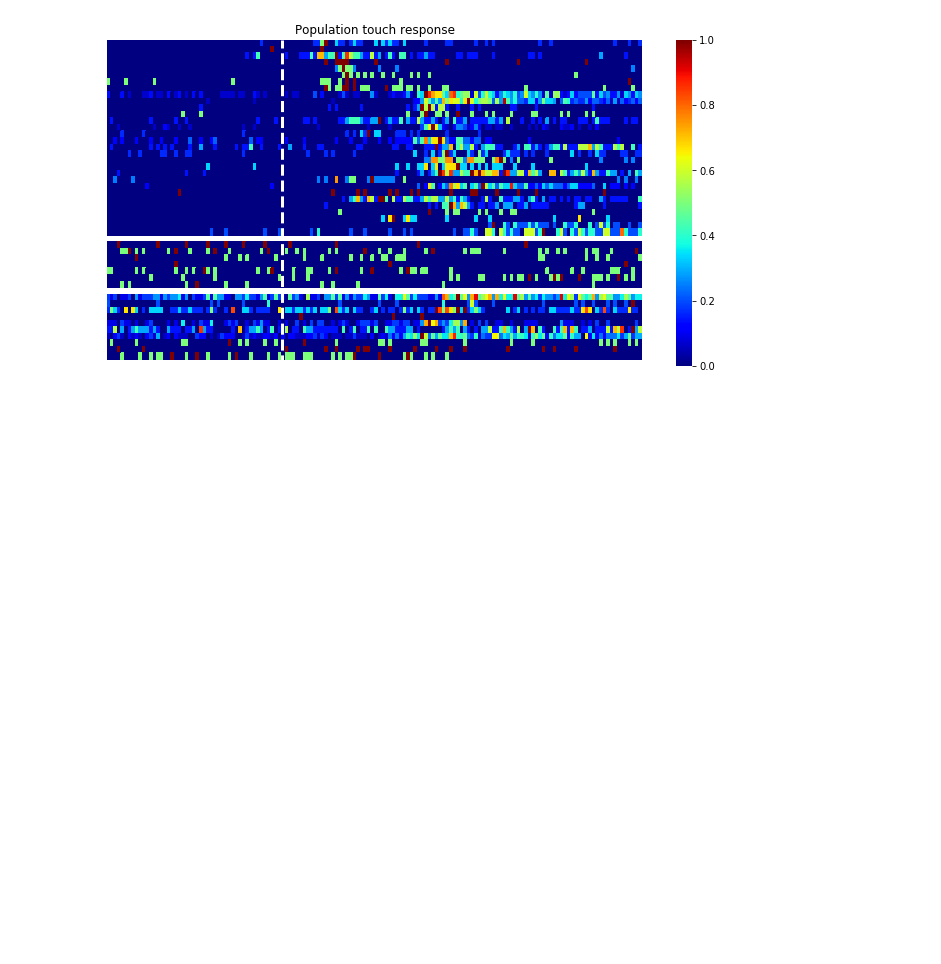
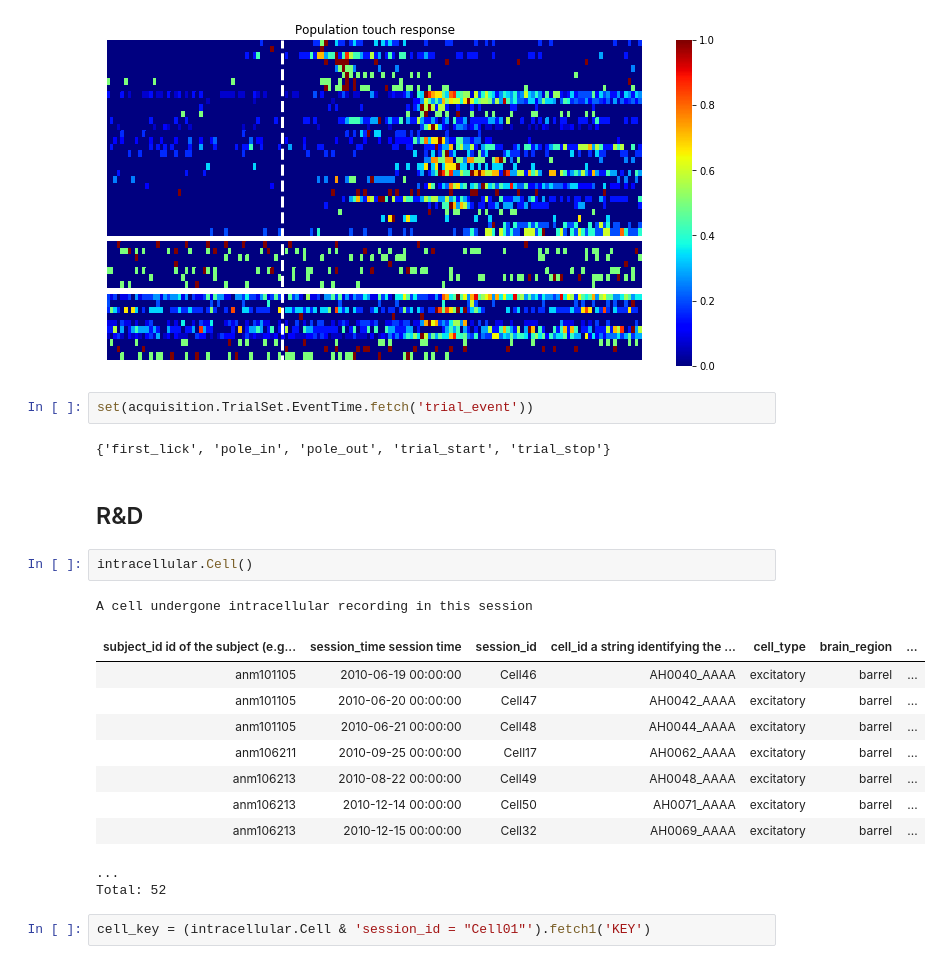
Before and after one commit to vathes/Hires-Gutnisky-2015, a Jupyter notebook: Notebooks/Hires-Gutnisky-2015 Example.ipynb, the cells around one changed output. Drawn from its saved outputs; the diff is of its cells as text; blank space fills up the shorter version.

```diff
--- a/Notebooks/Hires-Gutnisky-2015 Example.ipynb
+++ b/Notebooks/Hires-Gutnisky-2015 Example.ipynb
@@ -264,3 +272,25 @@ ax.axvline(x=np.where(np.abs(cell_spk_edge-0)<1e-15)[0][0], color='w',linestyle=
 ax.set_title('Population touch response');
 # %% [output]
 [figure]
+# %%
+set(acquisition.TrialSet.EventTime.fetch('trial_event'))
+# %% [output]
+{'first_lick', 'pole_in', 'pole_out', 'trial_start', 'trial_stop'}
+# %% [markdown]
+## R&D
+# %%
+intracellular.Cell()
+# %% [output]
+A cell undergone intracellular recording in this session
+| subject_id id of the subject (e.g... | session_time session time | session_id | cell_id a string identifying the ... | cell_type | brain_region | ... |
+| anm101105 | 2010-06-19 00:00:00 | Cell46 | AH0040_AAAA | excitatory | barrel | ... |
+| anm101105 | 2010-06-20 00:00:00 | Cell47 | AH0042_AAAA | excitatory | barrel | ... |
+| anm101105 | 2010-06-21 00:00:00 | Cell48 | AH0044_AAAA | excitatory | barrel | ... |
+| anm106211 | 2010-09-25 00:00:00 | Cell17 | AH0062_AAAA | excitatory | barrel | ... |
+| anm106213 | 2010-08-22 00:00:00 | Cell49 | AH0048_AAAA | excitatory | barrel | ... |
+| anm106213 | 2010-12-14 00:00:00 | Cell50 | AH0071_AAAA | excitatory | barrel | ... |
+| anm106213 | 2010-12-15 00:00:00 | Cell32 | AH0069_AAAA | excitatory | barrel | ... |
+...
+Total: 52
+# %%
+cell_key = (intracellular.Cell & 'session_id = "Cell01"').fetch1('KEY')
```
Also changed, not shown: parts of 29 cells of this notebook, 5 other files.
